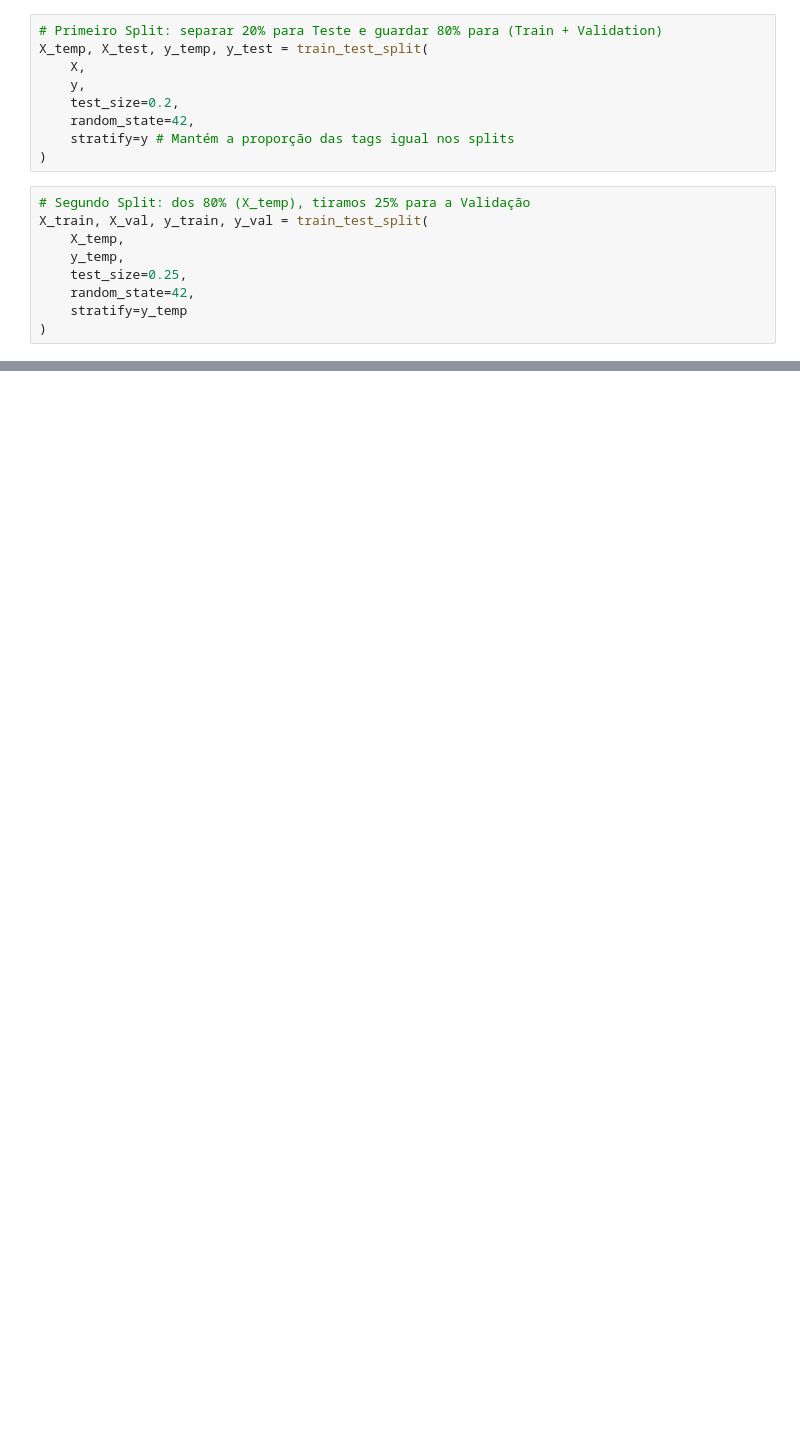
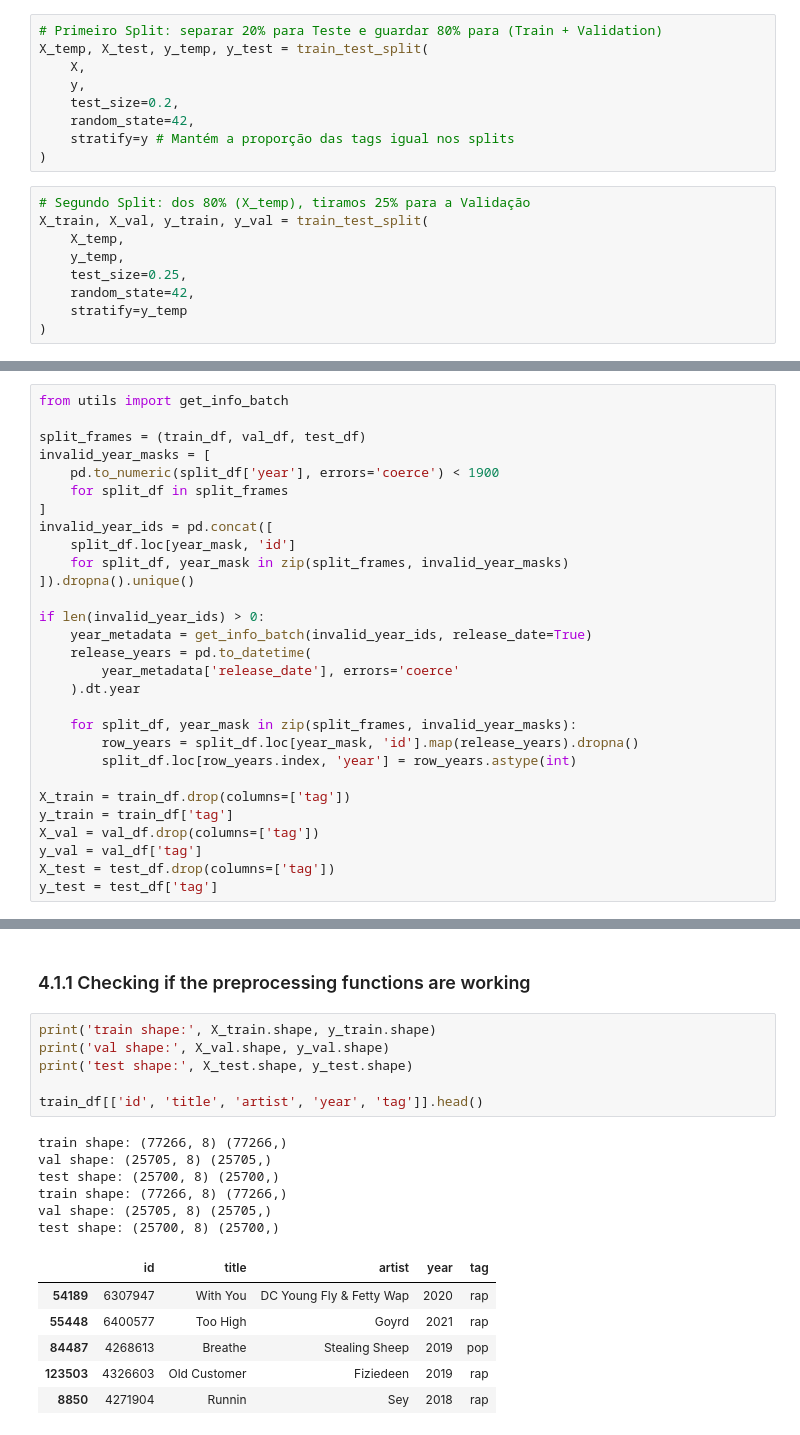
Before and after one commit to jnfpm/Text-Mining-, a Jupyter notebook: EDA.ipynb, the cells around one changed output, grey strips where cells are left out. Drawn from its saved outputs; the diff is of its cells as text; blank space fills up the shorter version.

```diff
--- a/EDA.ipynb
+++ b/EDA.ipynb
@@ -855,0 +846,29 @@ print(train_df[['song_id', 'title', 'artist', 'year', 'tag']].head())
+# %%
+from utils import get_info_batch
+
+split_frames = (train_df, val_df, test_df)
+invalid_year_masks = [
+    pd.to_numeric(split_df['year'], errors='coerce') < 1900
+    for split_df in split_frames
+]
+invalid_year_ids = pd.concat([
+    split_df.loc[year_mask, 'id']
+    for split_df, year_mask in zip(split_frames, invalid_year_masks)
+]).dropna().unique()
+
+if len(invalid_year_ids) > 0:
+    year_metadata = get_info_batch(invalid_year_ids, release_date=True)
+    release_years = pd.to_datetime(
+        year_metadata['release_date'], errors='coerce'
+    ).dt.year
+
+    for split_df, year_mask in zip(split_frames, invalid_year_masks):
+        row_years = split_df.loc[year_mask, 'id'].map(release_years).dropna()
+        split_df.loc[row_years.index, 'year'] = row_years.astype(int)
+
+X_train = train_df.drop(columns=['tag'])
+y_train = train_df['tag']
+X_val = val_df.drop(columns=['tag'])
+y_val = val_df['tag']
+X_test = test_df.drop(columns=['tag'])
+y_test = test_df['tag']
@@ -855,0 +886,21 @@ print(train_df[['song_id', 'title', 'artist', 'year', 'tag']].head())
+# %% [markdown]
+### 4.1.1 Checking if the preprocessing functions are working
+# %%
+print('train shape:', X_train.shape, y_train.shape)
+print('val shape:', X_val.shape, y_val.shape)
+print('test shape:', X_test.shape, y_test.shape)
+
+train_df[['id', 'title', 'artist', 'year', 'tag']].head()
+# %% [output]
+train shape: (77266, 8) (77266,)
+val shape: (25705, 8) (25705,)
+test shape: (25700, 8) (25700,)
+train shape: (77266, 8) (77266,)
+val shape: (25705, 8) (25705,)
+test shape: (25700, 8) (25700,)
+|  | id | title | artist | year | tag |
+| 54189 | 6307947 | With You | DC Young Fly & Fetty Wap | 2020 | rap |
+| 55448 | 6400577 | Too High | Goyrd | 2021 | rap |
+| 84487 | 4268613 | Breathe | Stealing Sheep | 2019 | pop |
+| 123503 | 4326603 | Old Customer | Fiziedeen | 2019 | rap |
+| 8850 | 4271904 | Runnin | Sey | 2018 | rap |
```
Also changed, not shown: parts of 20 cells of this notebook, 1 other file.
